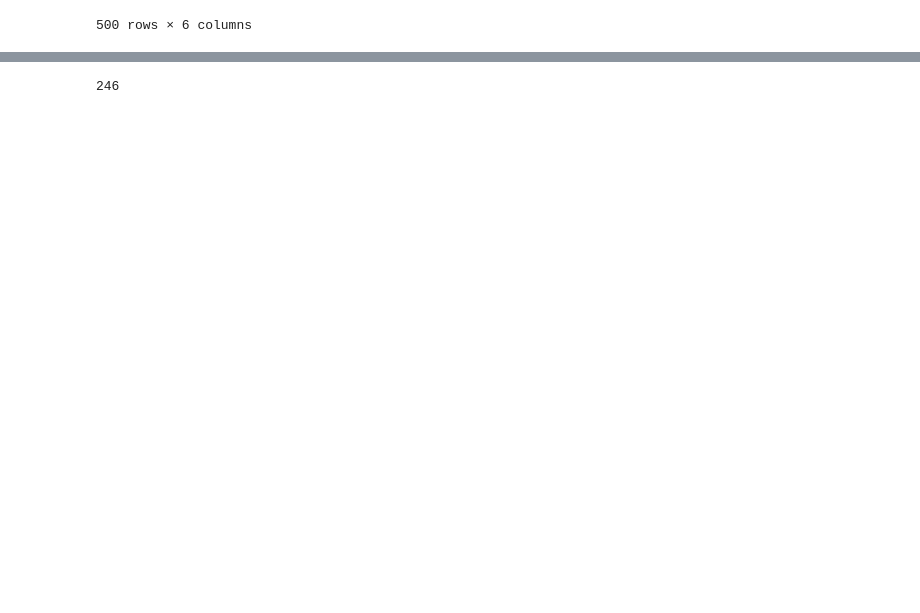
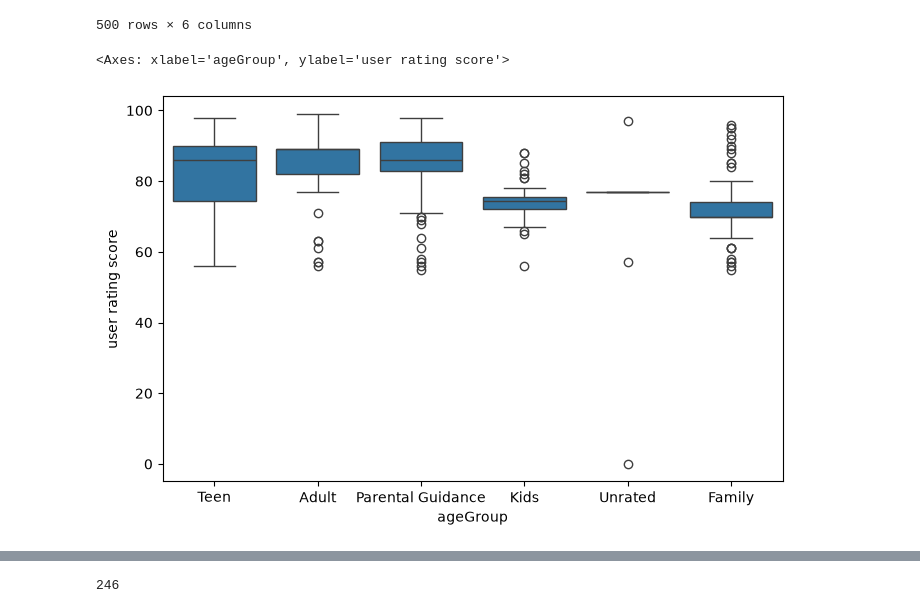
Before and after one commit to HSE-Study-Team/ML_EDA, a Jupyter notebook: notebooks/data_prepare.ipynb, the cells around one changed output, grey strips where cells are left out. Drawn from its saved outputs; the diff is of its cells as text; code cells hidden in the pictures; blank space fills up the shorter version.

```diff
--- a/notebooks/data_prepare.ipynb
+++ b/notebooks/data_prepare.ipynb
@@ -214,5 +204,5 @@ Name: user rating score, dtype: float64
 # %%
-# data["user rating score"] = data["user rating score"].fillna(data["rating"].map(UserScore))
+data["user rating score"] = data["user rating score"].fillna(data["rating"].map(UserScore))
 # %%
 data.isnull().sum()
 # %% [output]
@@ -266,0 +260,6 @@ data
+# %%
+plt.figure(figsize=(8, 5))
+sns.boxplot(data=data, x='ageGroup', y='user rating score')
+# %% [output]
+<Axes: xlabel='ageGroup', ylabel='user rating score'>
+[figure, added]
```
Also changed, not shown: parts of 9 cells of this notebook.
